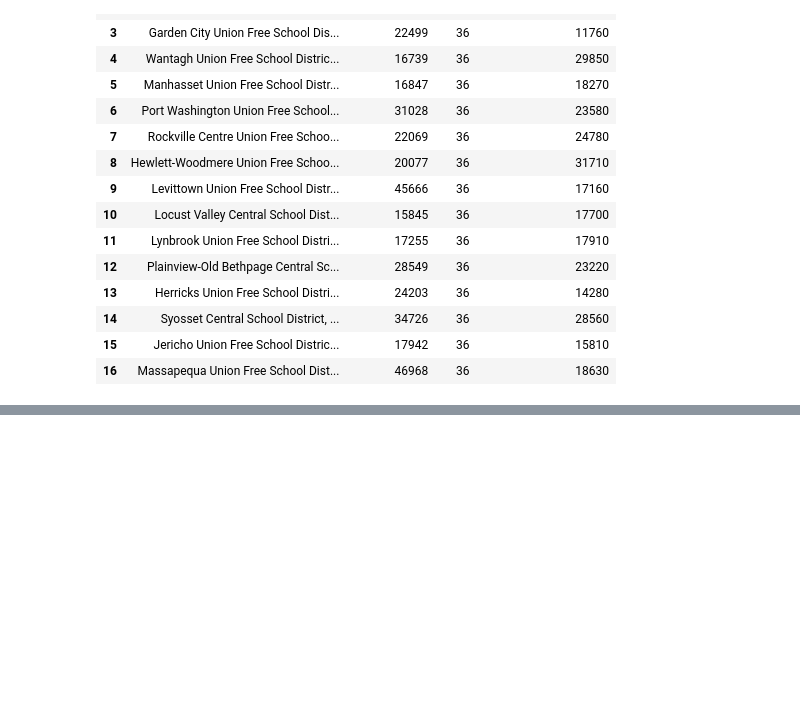
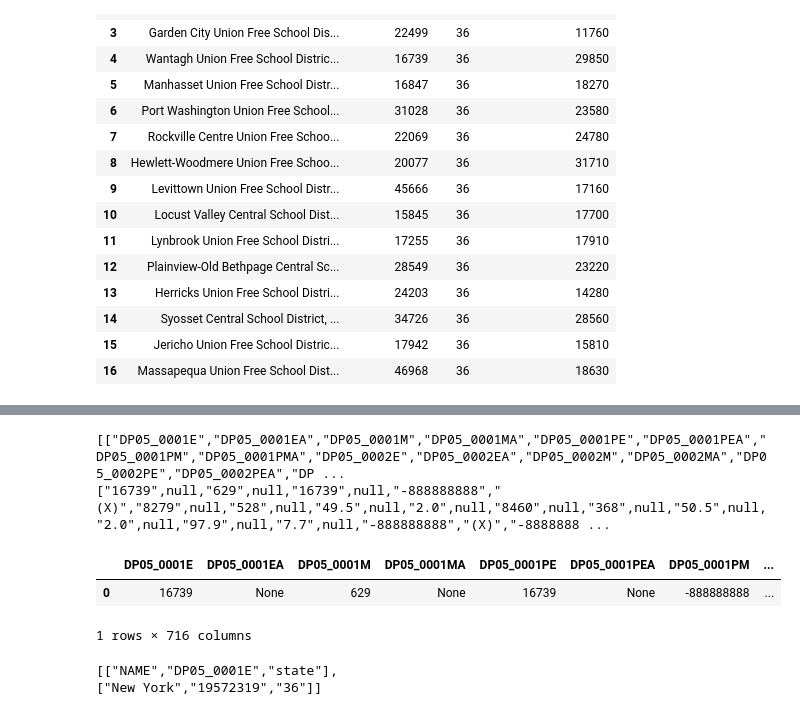
Before and after one commit to pylinet/USCensus, a Jupyter notebook: USCensus-NewYork.ipynb, the cells around one changed output, grey strips where cells are left out. Saved outputs shown, nothing was run; the diff lists cells and outputs as text; code cells hidden in the pictures; blank space fills up the shorter version.

```diff
--- a/USCensus-NewYork.ipynb
+++ b/USCensus-NewYork.ipynb
@@ -115,0 +179,22 @@ dataFrame(testResponse3)
+# %%
+# Census Table Reference https://data.census.gov/cedsci/table?q=population&tid=ACSDP5Y2019.DP05&hidePreview=true
+
+testURL = "https://api.census.gov/data/2019/acs/acs5/profile?get=group(DP05)&for=school%20district%20(unified):29850&in=state:36&key={0}".format(config.MY_API_KEY)
+test = requests.request("GET", testURL)
+print(test.text)
+y = dataFrame(test)
+# %% [output]
+[["DP05_0001E","DP05_0001EA","DP05_0001M","DP05_0001MA","DP05_0001PE","DP05_0001PEA","DP05_0001PM","DP05_0001PMA","DP05_0002E","DP05_0002EA","DP05_0002M","DP05_0002MA","DP05_0002PE","DP05_0002PEA","DP ...
+["16739",null,"629",null,"16739",null,"-888888888","(X)","8279",null,"528",null,"49.5",null,"2.0",null,"8460",null,"368",null,"50.5",null,"2.0",null,"97.9",null,"7.7",null,"-888888888","(X)","-8888888 ...
+|  | DP05_0001E | DP05_0001EA | DP05_0001M | DP05_0001MA | DP05_0001PE | DP05_0001PEA | DP05_0001PM | ... |
+| 0 | 16739 | None | 629 | None | 16739 | None | -888888888 | ... |
+1 rows × 716 columns
+# %%
+# Census Table Reference https://data.census.gov/cedsci/table?q=population&tid=ACSDP5Y2019.DP05&hidePreview=true
+
+testURL2 = "https://api.census.gov/data/2019/acs/acs5/profile?get=NAME,DP05_0001E&for=state:36&key={0}".format(config.MY_API_KEY)
+test2 = requests.request("GET", testURL2)
+print(test2.text)
+# %% [output]
+[["NAME","DP05_0001E","state"],
+["New York","19572319","36"]]
```
Also changed, not shown: parts of 7 cells of this notebook.
